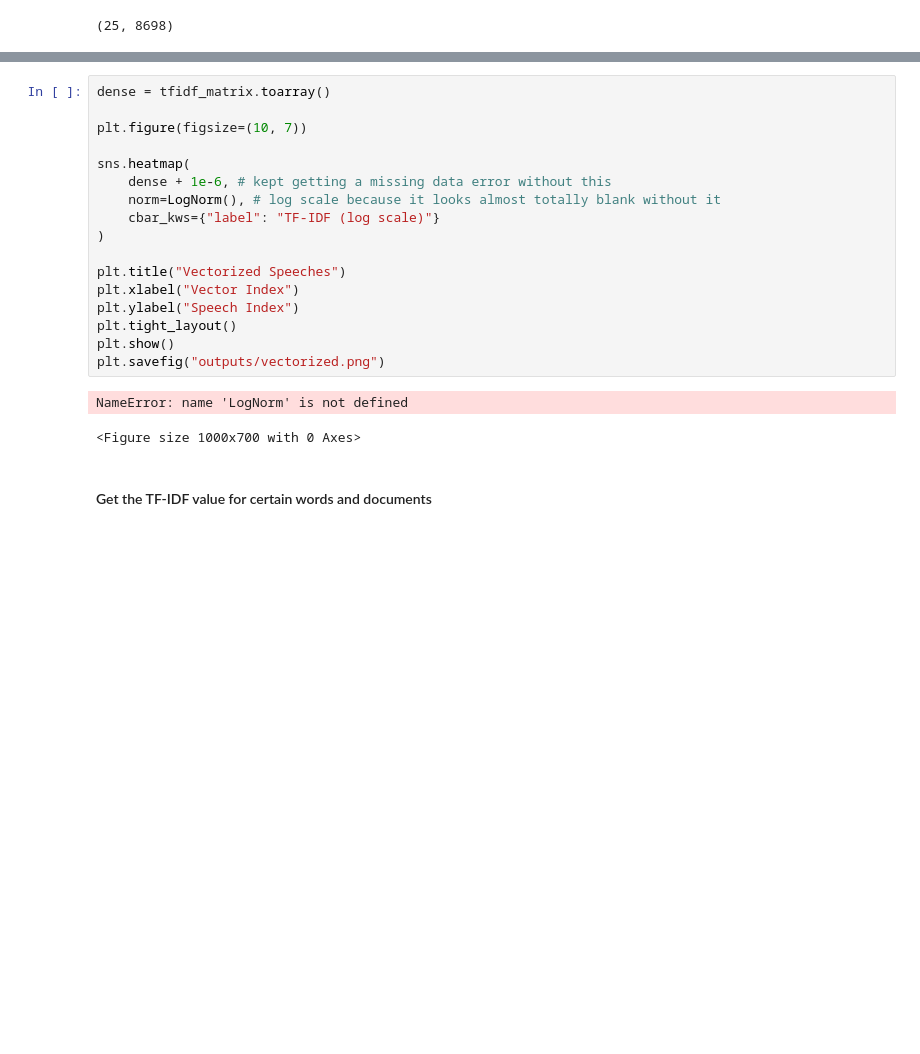
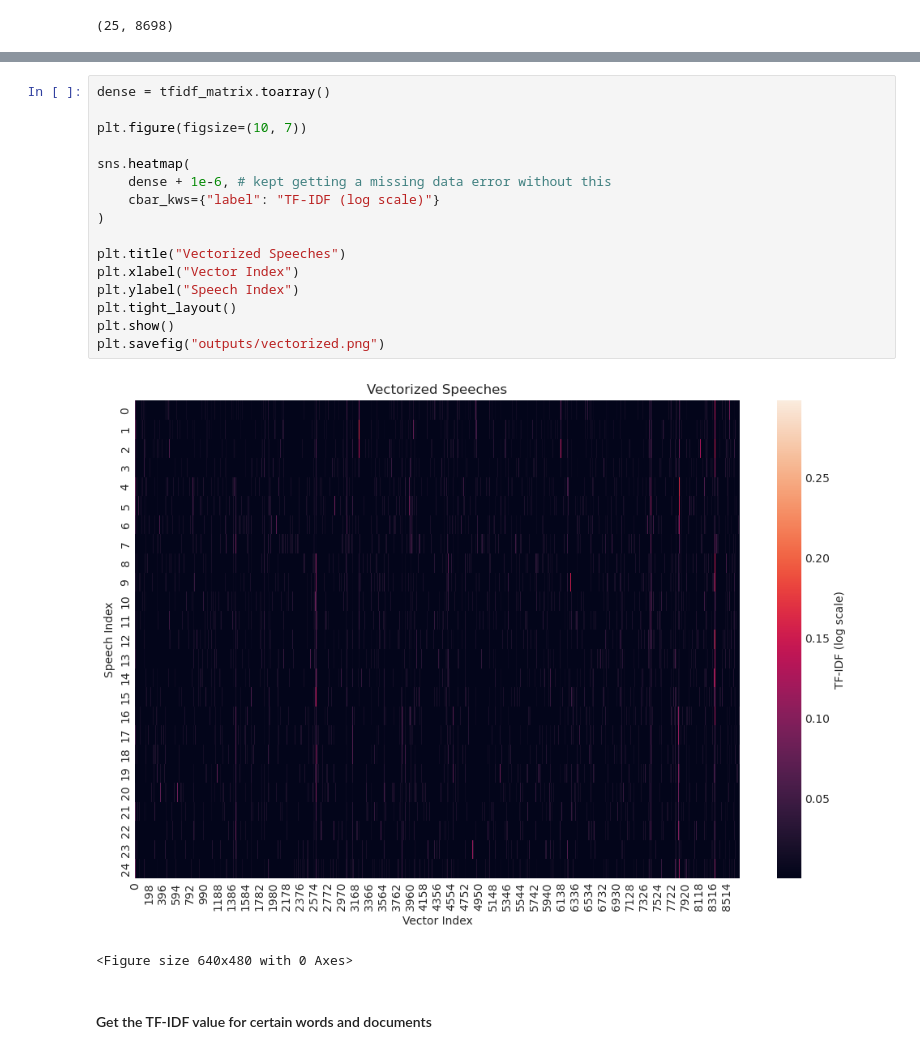
Before and after one commit to UCB-stat-159-f25/proj02-group10, a Jupyter notebook: nlp-P02.ipynb, the cells around one changed output, grey strips where cells are left out. Cells and saved outputs as stored; diff of their text form; blank space fills up the shorter version.

```diff
--- a/nlp-P02.ipynb
+++ b/nlp-P02.ipynb
@@ -305,23 +303,22 @@ ValueError: Length of values (246) does not match length of index (25)
 # %%
 dense = tfidf_matrix.toarray()
 
 plt.figure(figsize=(10, 7))
 
 sns.heatmap(
     dense + 1e-6, # kept getting a missing data error without this
-    norm=LogNorm(), # log scale because it looks almost totally blank without it
     cbar_kws={"label": "TF-IDF (log scale)"}
 )
 
 plt.title("Vectorized Speeches")
 plt.xlabel("Vector Index")
 plt.ylabel("Speech Index")
 plt.tight_layout()
 plt.show()
 plt.savefig("outputs/vectorized.png")
 # %% [output]
+[figure, added]
-NameError: name 'LogNorm' is not defined
+<Figure size 640x480 with 0 Axes>
-<Figure size 1000x700 with 0 Axes>
 # %% [markdown]
 #### Get the TF-IDF value for certain words and documents
 # %%
```
Also changed, not shown: parts of 2 cells of this notebook, 4 other files.
